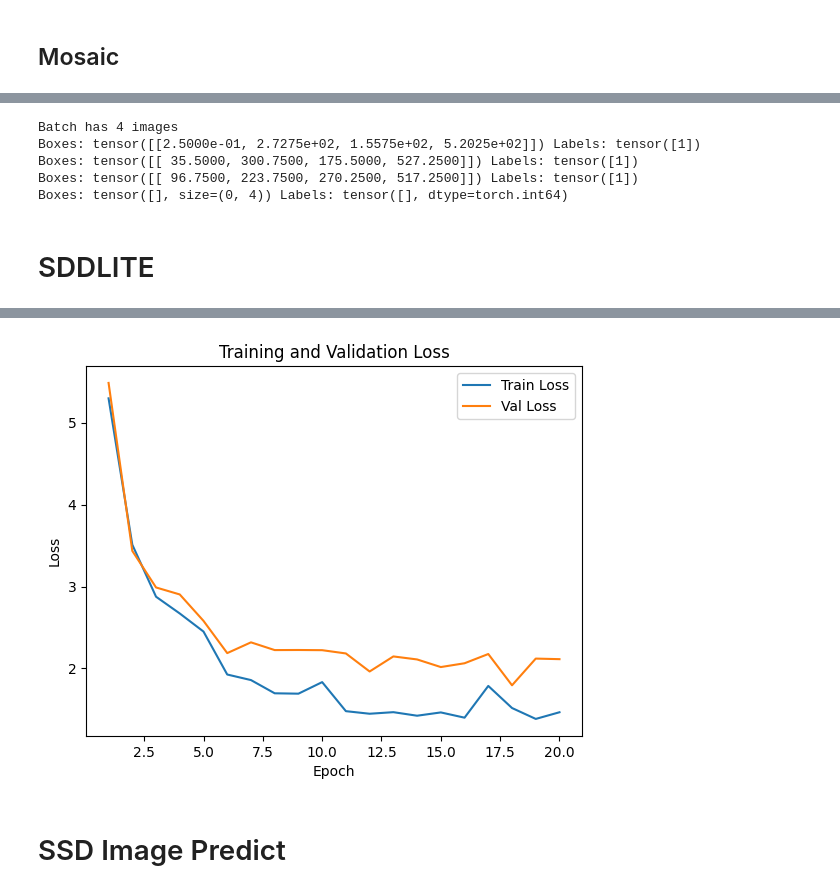
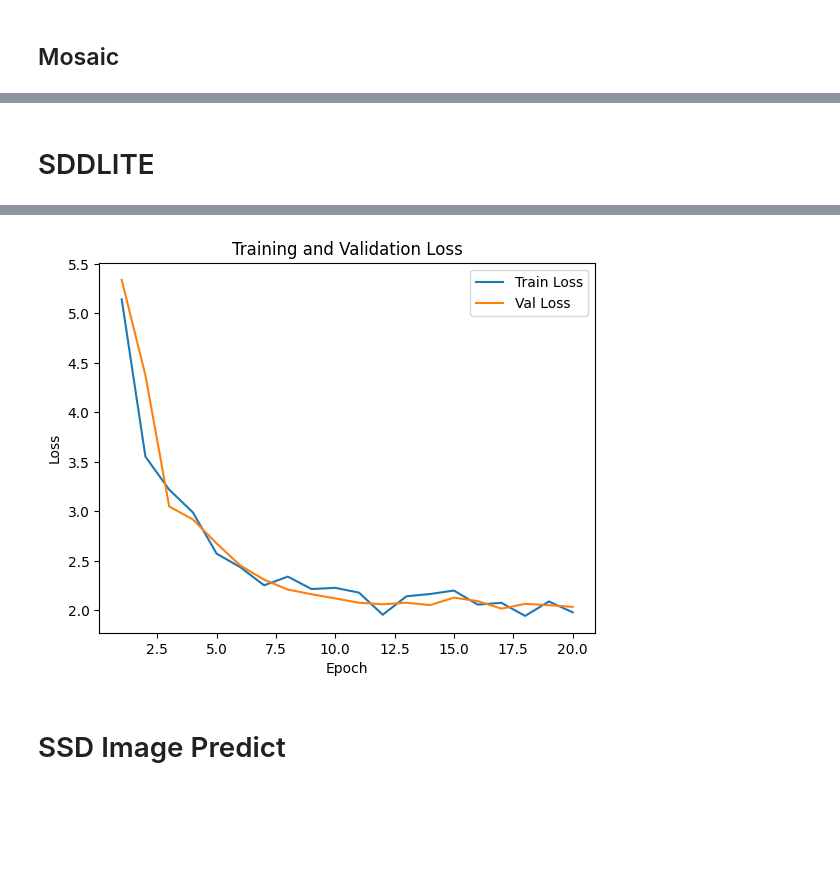
Before and after one commit to zarrar1607/Rat-Tracking-using-TensorFlow, a Jupyter notebook: FastRcNN/SSDLite.ipynb, the cells around one changed output, grey strips where cells are left out. Saved outputs shown, nothing was run; the diff lists cells and outputs as text; code cells hidden in the pictures; blank space fills up the shorter version.

Commit message:
added mosaic Transformation

```diff
--- a/FastRcNN/SSDLite.ipynb
+++ b/FastRcNN/SSDLite.ipynb
@@ -402,42 +454,3 @@ if __name__ == "__main__":
-# %%
-import cv2
-import numpy as np
-
-def tensor_to_image(tensor, mean=[0.485, 0.456, 0.406], std=[0.229, 0.224, 0.225]):
-    """
-    Convert a normalized tensor (C x H x W) back to a uint8 image (H x W x 3) for display.
-    """
-    # Clone and move tensor to CPU
-    tensor = tensor.clone().detach().cpu().numpy()
-    # Unnormalize: tensor * std + mean (broadcasting over H and W)
-    tensor = tensor * np.array(std)[:, None, None] + np.array(mean)[:, None, None]
-    # Transpose to H x W x C
-    tensor = np.transpose(tensor, (1, 2, 0))
-    # Clip values and convert to uint8
-    tensor = np.clip(tensor * 255, 0, 255).astype(np.uint8)
-    # Convert from RGB (PIL) to BGR (OpenCV)
-    img_bgr = cv2.cvtColor(tensor, cv2.COLOR_RGB2BGR)
-    return img_bgr
-
-# --- Iterate over one batch and show the images with OpenCV ---
-for images, targets in dataloader:
-    print(f"Batch has {len(images)} images")
-    for idx, (img_tensor, t) in enumerate(zip(images, targets)):
-        # Convert tensor to displayable image
-        img_disp = tensor_to_image(img_tensor)
-        # Print boxes and labels from target
-        print("Boxes:", t["boxes"], "Labels:", t["labels"])
-        # Show image
-        cv2.imshow(f"Image {idx}", img_disp)
-    cv2.waitKey(0)  # Wait indefinitely until a key is pressed
-    cv2.destroyAllWindows()
-    break
-# %% [output]
-Batch has 4 images
-Boxes: tensor([[2.5000e-01, 2.7275e+02, 1.5575e+02, 5.2025e+02]]) Labels: tensor([1])
-Boxes: tensor([[ 35.5000, 300.7500, 175.5000, 527.2500]]) Labels: tensor([1])
-Boxes: tensor([[ 96.7500, 223.7500, 270.2500, 517.2500]]) Labels: tensor([1])
-Boxes: tensor([], size=(0, 4)) Labels: tensor([], dtype=torch.int64)
 # %% [markdown]
 # SDDLITE
 # %%
@@ -462,8 +475,8 @@ transforms = T.Compose([
 ])
 
 # --- Create training and validation datasets and dataloaders ---
-train_dataset = MyRatDataset(root="new_dataset\\train", transforms=transforms, negative_sample_ratio=0.5)
-val_dataset   = MyRatDataset(root="new_dataset\\valid", transforms=transforms, negative_sample_ratio=0.3)
+train_dataset = MyRatDatasetWithMosaic(root=dataset_root, transforms=transforms, mosaic_prob=0.8, mosaic_negative_prob=0.5)#MyRatDataset(root="new_dataset\\train", transforms=transforms, negative_sample_ratio=0.5)
+val_dataset   = MyRatDatasetWithMosaic(root=dataset_root, transforms=transforms, mosaic_prob=0.2, mosaic_negative_prob=0.3)#MyRatDataset(root="new_dataset\\valid", transforms=transforms, negative_sample_ratio=0.3)
 
 train_loader = DataLoader(
     train_dataset,
@@ -501,7 +514,7 @@ optimizer = torch.optim.SGD(
     lr=0.005, momentum=0.9, weight_decay=0.0005
 )
 # StepLR reduces LR by gamma every 'step_size' epochs
-scheduler = StepLR(optimizer, step_size=5, gamma=0.1)
+scheduler = StepLR(optimizer, step_size=3, gamma=0.1)
 
 # Set up TensorBoard logging
 writer = SummaryWriter(log_dir="runs/ssdlite_rat_detection")
@@ -618,6 +631,6 @@ Epoch 20/20 - Train Loss: 1.4654, Val Loss: 2.1136
 Saved last.pth
 No significant improvement; best model remains unchanged.
-[figure, old version]
+[figure, new version]
 # %%
 def predict(image_path, model, device, threshold=0.7):
         # Load image using PIL
```
Also changed, not shown: parts of 4 cells of this notebook, 3 other files.
